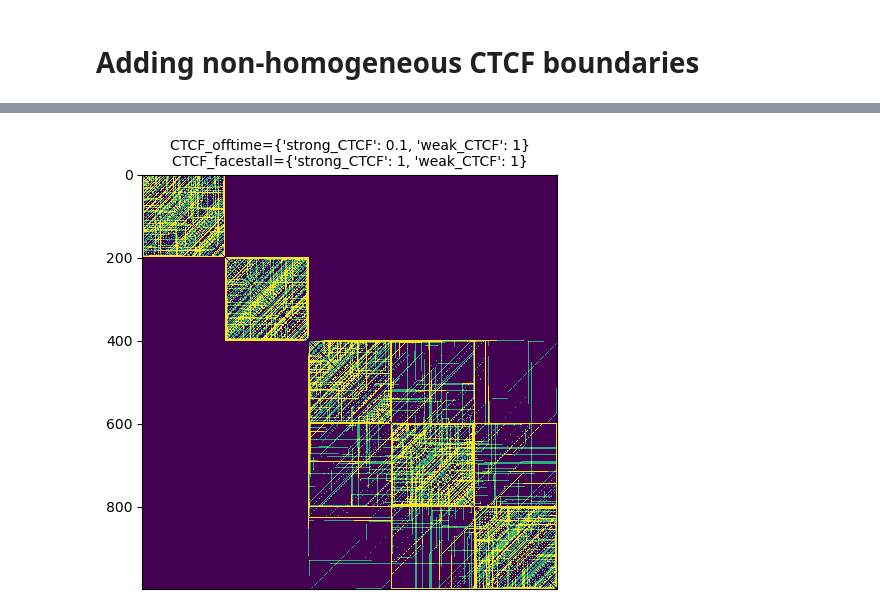
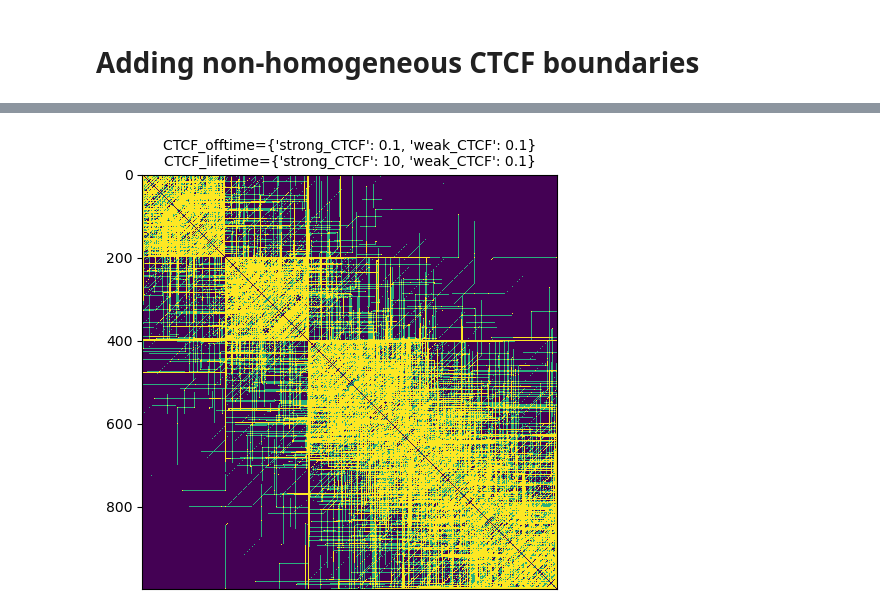
Before and after one commit to mtortora/lattice-translocators, a Jupyter notebook: examples/lattice_simulations.ipynb, the cells around one changed output, grey strips where cells are left out. Saved outputs shown, nothing was run; the diff lists cells and outputs as text; code cells hidden in the pictures.

```diff
--- a/examples/lattice_simulations.ipynb
+++ b/examples/lattice_simulations.ipynb
@@ -125,9 +127,9 @@ translocator = Translocator(SymmetricExtruderDynamicBoundary,
 # %%
 hist = []
-frac_bound_LEFs = np.zeros(paramdict_nonuniform['steps'])
+frac_bound_CTCFs = np.zeros(paramdict_nonuniform['steps'])
 
-for i, lef_pos in enumerate(translocator.lef_trajectory):
-    frac_bound_LEFs[i] = len(lef_pos) / float(translocator.engine.num_LEF)
+for i, ctcf_pos in enumerate(translocator.ctcf_trajectory):
+    frac_bound_CTCFs[i] = len(ctcf_pos) / float(translocator.engine.num_CTCF)
 
-    hist.extend(lef_pos)
+    hist.extend(translocator.lef_trajectory[i])
 # %%
@@ -162,7 +164,7 @@ plt.show()
 # %%
 # Or, alternatively, a region with higher CTCF offtime
-paramdict_nonuniform['CTCF_facestall'] = {"strong_CTCF": 1, "weak_CTCF": 1}
-paramdict_nonuniform['CTCF_offtime'] = {"strong_CTCF": 0.1, "weak_CTCF": 1}
+paramdict_nonuniform['CTCF_lifetime'] = {"strong_CTCF": 10, "weak_CTCF": 0.1}
+paramdict_nonuniform['CTCF_offtime'] = {"strong_CTCF": 0.1, "weak_CTCF": 0.1}
 # %%
 translocator = Translocator(SymmetricExtruderDynamicBoundary,
                             type_list,
@@ -180,16 +182,16 @@ for lef_pos in translocator.lef_trajectory:
 # %%
 kymograph = map_from_lefs(hist, sites_per_replica)
 
 plt.matshow(np.log10(kymograph+1),vmax=1.5/(np.sqrt(paramdict_nonuniform['sites_per_monomer'])), fignum=False)
 
-plt.title('CTCF_offtime=%s\nCTCF_facestall=%s' % (paramdict_nonuniform['CTCF_offtime'],
-                                                  paramdict_nonuniform['CTCF_facestall']),
+plt.title('CTCF_offtime=%s\nCTCF_lifetime=%s' % (paramdict_nonuniform['CTCF_offtime'],
+                                                 paramdict_nonuniform['CTCF_lifetime']),
           fontsize=10)
 
 plt.xticks([])
 plt.yticks(fontsize=10)
 
 plt.tight_layout()
 plt.show()
 # %% [output]
-[figure, old version]
+[figure, new version]
```
Also changed, not shown: parts of 6 cells of this notebook, 5 other files.
